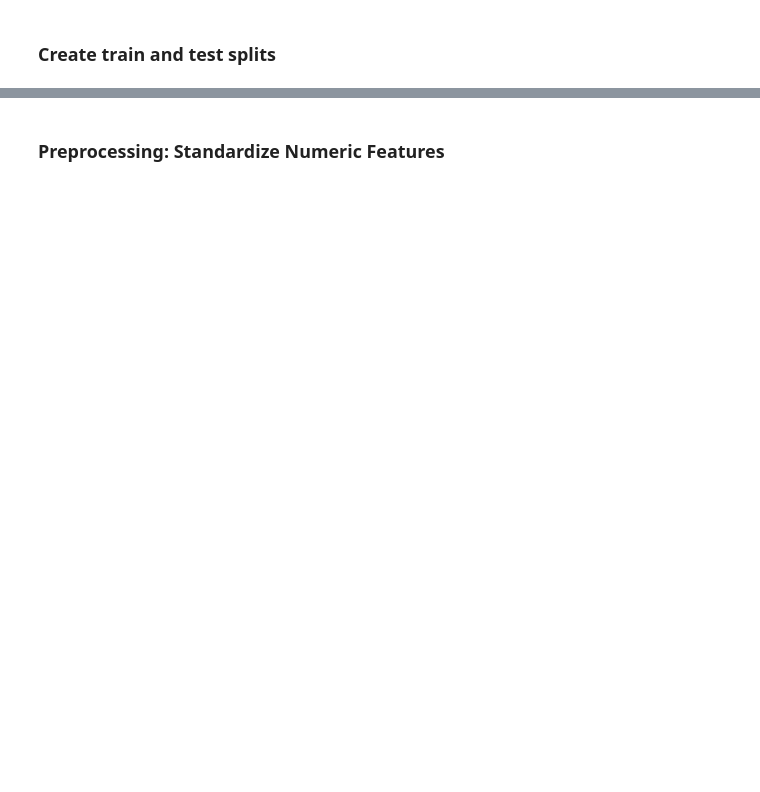
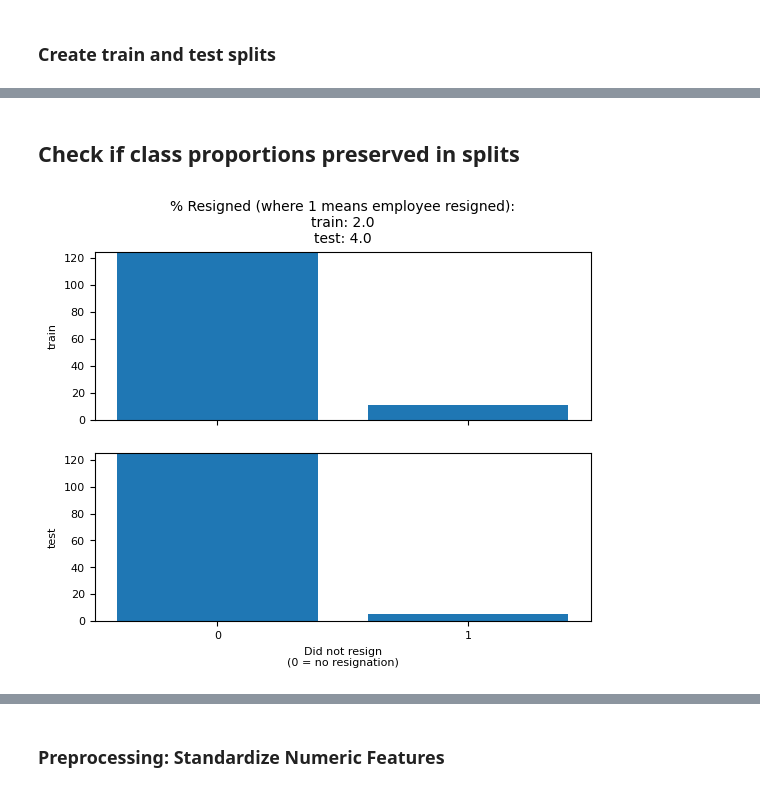
Before and after one commit to kyleanthonyr/Predicting-Employee-Attrition, a Jupyter notebook: notebooks/03-kar-preprocessing-and-training.ipynb, the cells around one changed output, grey strips where cells are left out. Drawn from its saved outputs; the diff is of its cells as text; code cells hidden in the pictures; blank space fills up the shorter version.

```diff
--- a/notebooks/03-kar-preprocessing-and-training.ipynb
+++ b/notebooks/03-kar-preprocessing-and-training.ipynb
@@ -138,0 +265,27 @@ X_train.head()
+# %% [markdown]
+## Check if class proportions preserved in splits
+# %%
+# check if class imbalanced preserved in splits
+def plot_y_ratios(y, ytest):
+    fig, ax = plt.subplots(2, sharex = True)
+    ax[0].bar(x = [0, 1], height = [y[y == 0].count(),
+                                    y[y == 1].count()])
+    ax[0].set_ylabel('train', fontsize = 8)
+    ax[0].set_ylim(0, 125)
+    ax[1].bar(x = [0, 1], height = [ytest[ytest == 0].count(),
+                                    ytest[ytest == 1].count()])
+    ax[1].set_ylabel('test', fontsize = 8)
+    ax[1].set_ylim(0, 125)
+    ax[1].set_xticks([0, 1])
+    ax[0].tick_params(which = 'both', labelsize = 8)
+    ax[1].tick_params(which = 'both', labelsize = 8)
+    ax[1].set_xlabel('Did not resign\n(0 = no resignation)', fontsize = 8)
+    ax[0].set_title('% Resigned (where 1 means employee resigned):\n' +
+                    'train: ' + str(round(100 * (y[y ==1].count()/y.shape[0]), 0)) +
+                    '\ntest: ' + str(round(100 * (ytest[ytest ==1].count()/ytest.shape[0]), 0)),
+                   fontsize = 10)
+    plt.show()
+# %%
+plot_y_ratios(y_train, y_test)
+# %% [output]
+[figure, added]
```
Also changed, not shown: parts of 28 cells of this notebook, 1 other file.
